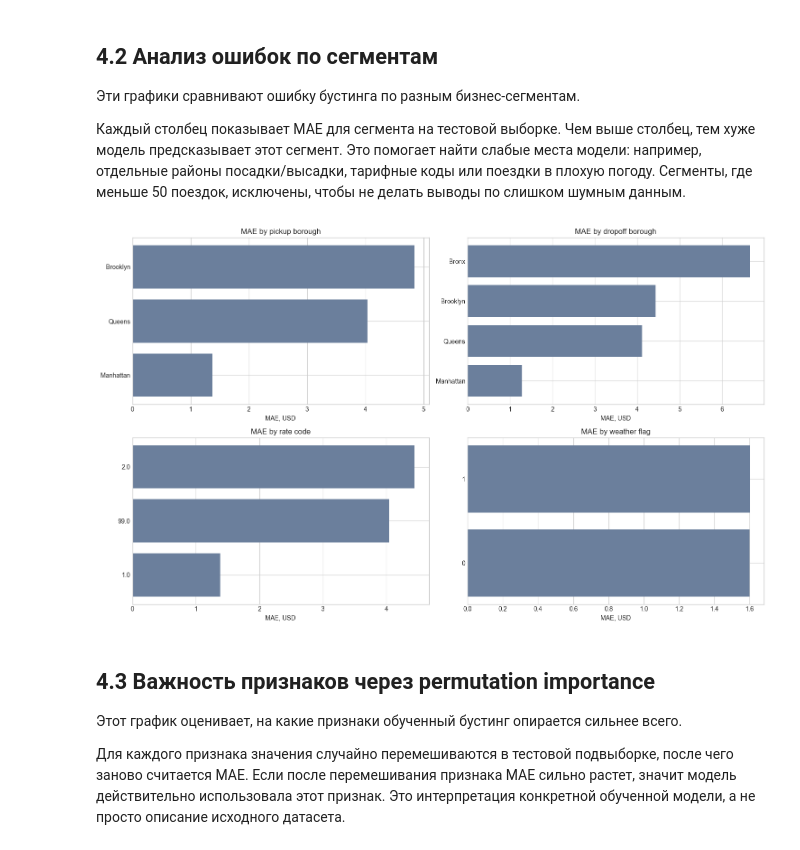
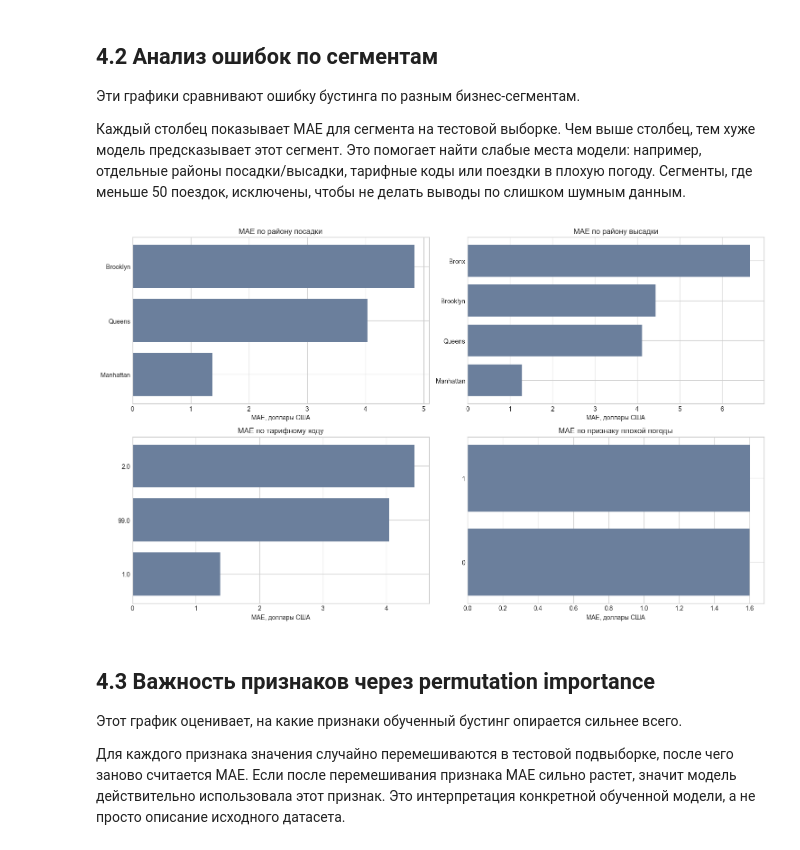
Before and after one commit to Team-10-Spilis/New-York-Taxi-Analysis, a Jupyter notebook: ml_price/pred_cost_grad_boost.ipynb, the cells around one changed output. Drawn from its saved outputs; the diff is of its cells as text; code cells hidden in the pictures.

```diff
--- a/ml_price/pred_cost_grad_boost.ipynb
+++ b/ml_price/pred_cost_grad_boost.ipynb
@@ -1,4 +1,11 @@
 # %%
+import os
+
+os.environ.setdefault("OMP_NUM_THREADS", "1")
+os.environ.setdefault("OPENBLAS_NUM_THREADS", "1")
+os.environ.setdefault("MKL_NUM_THREADS", "1")
+os.environ.setdefault("LOKY_MAX_CPU_COUNT", "1")
+
 import pandas as pd
 import numpy as np
 from pathlib import Path
@@ -11,26 +18,24 @@ from sklearn.metrics import mean_absolute_error, mean_squared_error, r2_score
 
 TARGET_COL = "total_amount"
 
-PROJECT_ROOT_CANDIDATES = [Path.cwd(), Path.cwd().parent]
-DATA_CANDIDATES = [
-    base / name
-    for base in PROJECT_ROOT_CANDIDATES
-    for name in [
-        "my_clean_3_with_weather.parquet",
-        "datasets/my_clean_3_with_weather.parquet",
-        "datasets_local/my_clean_3_with_weather.parquet",
-        "datasets/short_my_clean_3_with_weather.parquet",
-        "datasets_local/short_my_clean_3_with_weather.parquet",
-    ]
+PROJECT_ROOT_CANDIDATES = [Path.cwd(), *Path.cwd().parents]
+DATA_NAMES = [
+    "datasets/short_my_clean_3_with_weather.parquet",
+    "datasets_local/short_my_clean_3_with_weather.parquet",
 ]
+DATA_CANDIDATES = [base / name for base in PROJECT_ROOT_CANDIDATES for name in DATA_NAMES]
 DATA_PATH = next((path for path in DATA_CANDIDATES if path.exists()), None)
+PROJECT_ROOT = next((base for base in PROJECT_ROOT_CANDIDATES if any((base / name).exists() for name in DATA_NAMES)), Path.cwd())
 
 if DATA_PATH is None:
     checked_paths = "\n".join(str(path) for path in DATA_CANDIDATES)
-    raise FileNotFoundError(f"Dataset was not found. Checked paths:\n{checked_paths}")
+    raise FileNotFoundError(f"Датасет не найден. Проверенные пути:\n{checked_paths}")
 
-PLOTS_DIR = Path("figures")
-PLOTS_DIR.mkdir(exist_ok=True)
+PLOTS_DIR = PROJECT_ROOT / "ml_price" / "figures"
+PLOTS_DIR.mkdir(parents=True, exist_ok=True)
+
+def plot_path(relative_path):
+    return PROJECT_ROOT / "ml_price" / relative_path
 
 try:
     plt.style.use("seaborn-v0_8-whitegrid")
@@ -547,34 +572,34 @@ plt.show()
 Каждый столбец показывает MAE для сегмента на тестовой выборке. Чем выше столбец, тем хуже модель предсказывает этот сегмент. Это помогает найти слабые места модели: например, отдельные районы посадки/высадки, тарифные коды или поездки в плохую погоду. Сегменты, где меньше 50 поездок, исключены, чтобы не делать выводы по слишком шумным данным.
 # %%
 segment_specs = [
-    ("PU_Borough", "MAE by pickup borough"),
-    ("DO_Borough", "MAE by dropoff borough"),
-    ("RatecodeID", "MAE by rate code"),
-    ("bad_weather", "MAE by weather flag"),
+    ("PU_Borough", "MAE по району посадки"),
+    ("DO_Borough", "MAE по району высадки"),
+    ("RatecodeID", "MAE по тарифному коду"),
+    ("bad_weather", "MAE по признаку плохой погоды"),
 ]
 
 fig, axes = plt.subplots(2, 2, figsize=(15, 9))
 axes = axes.ravel()
 
 for ax, (col, title) in zip(axes, segment_specs):
     seg = (
         diagnostics_df.groupby(col, observed=False)
         .agg(mae=("abs_error", "mean"), trips=("abs_error", "size"))
         .query("trips >= 50")
         .sort_values("mae", ascending=False)
         .head(12)
         .sort_values("mae")
     )
     ax.barh(seg.index.astype(str), seg["mae"], color="#6b7f9c")
     ax.set_title(title)
-    ax.set_xlabel("MAE, USD")
+    ax.set_xlabel("MAE, доллары США")
     ax.set_ylabel("")
 
 fig.tight_layout()
-fig.savefig(PLOTS_DIR / "04_segment_errors.png", dpi=150, bbox_inches="tight")
+fig.savefig(plot_path("figures/04_segment_errors.png"), dpi=150, bbox_inches="tight")
 plt.show()
 # %% [output]
-[figure, old version]
+[figure, new version]
 # %% [markdown]
 ## 4.3 Важность признаков через permutation importance
 
```
Also changed, not shown: parts of 13 cells of this notebook.
